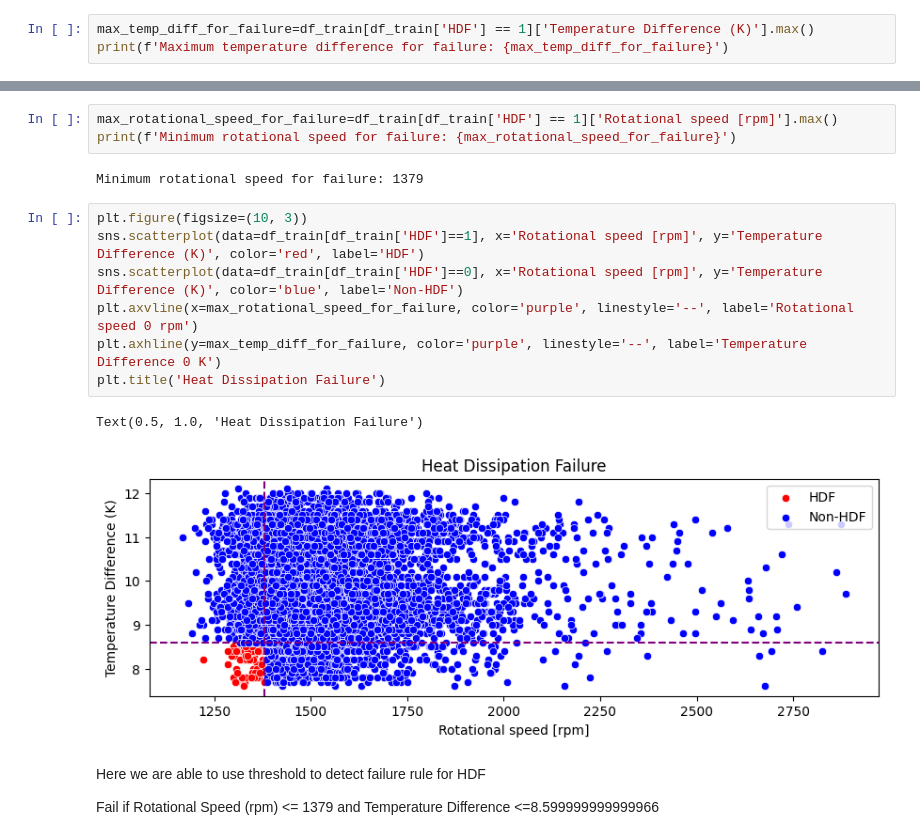
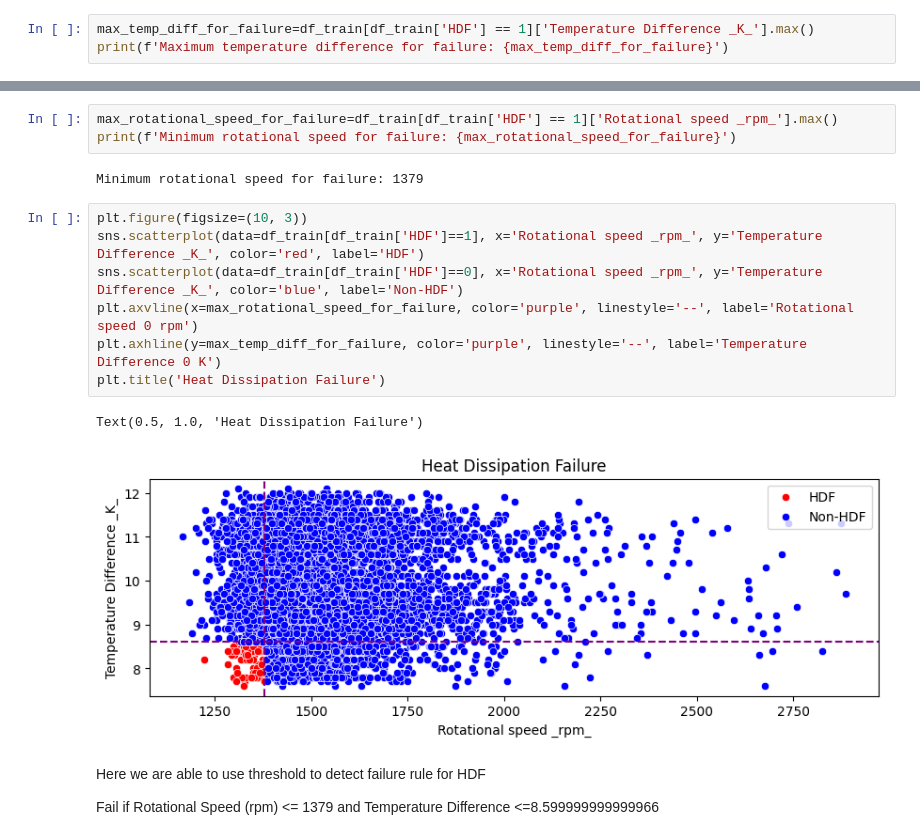
Before and after one commit to raymondsamalo/ITI113-Machine-Learning-Operations-Project, a Jupyter notebook: AI4I-2020/1.2_Threshold_Predictor.ipynb, the cells around one changed output, grey strips where cells are left out. Saved outputs shown, nothing was run; the diff lists cells and outputs as text.

```diff
--- a/AI4I-2020/1.2_Threshold_Predictor.ipynb
+++ b/AI4I-2020/1.2_Threshold_Predictor.ipynb
@@ -189,7 +189,7 @@ plt.title('Heat Dissipation Failure')
 Text(0.5, 1.0, 'Heat Dissipation Failure')
 [figure]
 # %%
-max_temp_diff_for_failure=df_train[df_train['HDF'] == 1]['Temperature Difference (K)'].max()
+max_temp_diff_for_failure=df_train[df_train['HDF'] == 1]['Temperature Difference _K_'].max()
 print(f'Maximum temperature difference for failure: {max_temp_diff_for_failure}')
 # %% [output]
 Maximum temperature difference for failure: 8.599999999999966
@@ -201,20 +201,20 @@ plt.title('Heat Dissipation Failure')
 Text(0.5, 1.0, 'Heat Dissipation Failure')
 [figure]
 # %%
-max_rotational_speed_for_failure=df_train[df_train['HDF'] == 1]['Rotational speed [rpm]'].max()
+max_rotational_speed_for_failure=df_train[df_train['HDF'] == 1]['Rotational speed _rpm_'].max()
 print(f'Minimum rotational speed for failure: {max_rotational_speed_for_failure}')
 # %% [output]
 Minimum rotational speed for failure: 1379
 # %%
 plt.figure(figsize=(10, 3))
-sns.scatterplot(data=df_train[df_train['HDF']==1], x='Rotational speed [rpm]', y='Temperature Difference (K)', color='red', label='HDF')
-sns.scatterplot(data=df_train[df_train['HDF']==0], x='Rotational speed [rpm]', y='Temperature Difference (K)', color='blue', label='Non-HDF')
+sns.scatterplot(data=df_train[df_train['HDF']==1], x='Rotational speed _rpm_', y='Temperature Difference _K_', color='red', label='HDF')
+sns.scatterplot(data=df_train[df_train['HDF']==0], x='Rotational speed _rpm_', y='Temperature Difference _K_', color='blue', label='Non-HDF')
 plt.axvline(x=max_rotational_speed_for_failure, color='purple', linestyle='--', label='Rotational speed 0 rpm')
 plt.axhline(y=max_temp_diff_for_failure, color='purple', linestyle='--', label='Temperature Difference 0 K')
 plt.title('Heat Dissipation Failure')
 # %% [output]
 Text(0.5, 1.0, 'Heat Dissipation Failure')
-[figure, old version]
+[figure, new version]
 # %% [markdown]
 Here we are able to use threshold to detect failure rule for HDF
 
```
Also changed, not shown: parts of 18 cells of this notebook, 12 other files.
